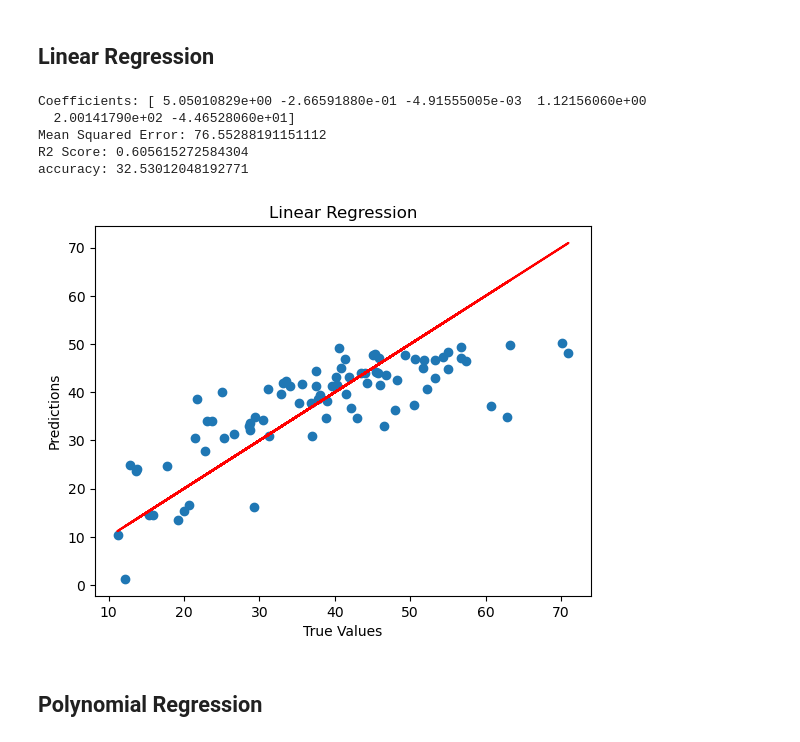
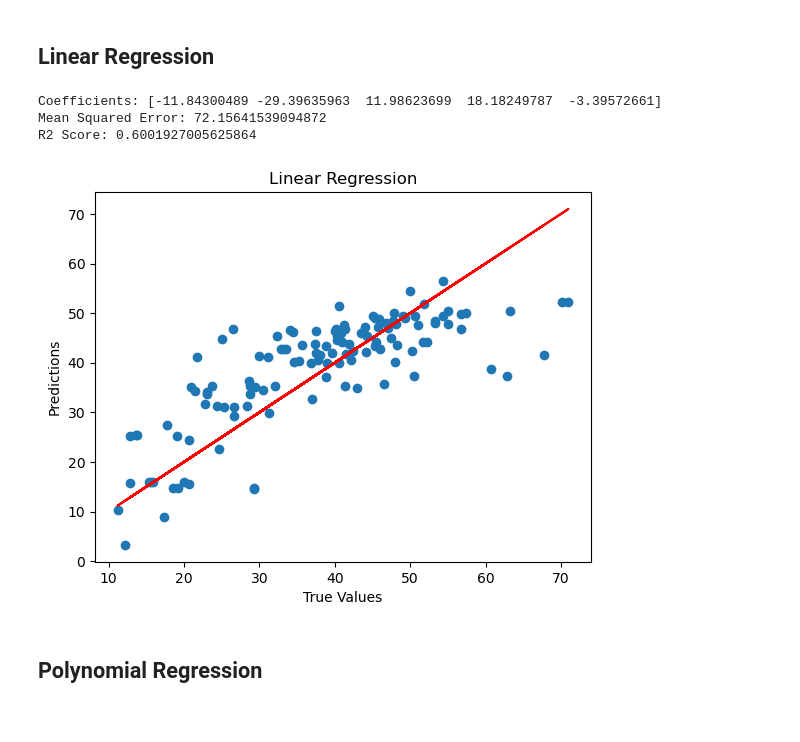
Before and after one commit to Abtinz/Machine-Learning-with-Python, a Jupyter notebook: DataMining/Regression/data-mining-p2-student.ipynb, the cells around one changed output. Drawn from its saved outputs; the diff is of its cells as text; code cells hidden in the pictures.

Commit message:
train and test with regressions models

```diff
--- a/DataMining/Regression/data-mining-p2-student.ipynb
+++ b/DataMining/Regression/data-mining-p2-student.ipynb
@@ -86,6 +86,6 @@ final shape (414, 8)
 ## Droping Unnecessary Columns
 # %%
 y = df["Y house price of unit area"]
-df = df.drop(['No',"Y house price of unit area"],axis = 1)
+df = df.drop(['No',"X1 transaction date","Y house price of unit area"],axis = 1)
 df.describe()
 # %% [output]
@@ -101,5 +101,5 @@ df.describe()
 # %% [markdown]
 ## Splitting Data to Train and Test
 # %%
-xtrain , xtest , ytrain , ytest = train_test_split(df,y,test_size = 0.2 , random_state = 3)
+xtrain , xtest , ytrain , ytest = train_test_split(df,y,test_size = 0.3 , random_state = 3)
 # %%
@@ -161,32 +151,25 @@ for (column_name , _) in df.items():
 # %%
 model = LinearRegression()
 model.fit(xtrain, ytrain)
 predictions = model.predict(xtest)
 mse = mean_squared_error(ytest, predictions)
 r2 = r2_score(ytest, predictions)
 
-y_true = np.array(ytest)
-y_pred = np.array(predictions)
-accuracy = np.mean(np.abs((y_true - y_pred) / y_true) <= 0.1) * 100
-
 print("Coefficients:", model.coef_)
 print("Mean Squared Error:", mse)
 print("R2 Score:", r2)
-print("accuracy:", accuracy)
 
 plt.figure()
 plt.scatter(ytest, predictions)
 plt.plot(ytest,ytest , 'r' )
 plt.xlabel('True Values')
 plt.ylabel('Predictions')
 plt.title(f'Linear Regression')
 plt.show()
 # %% [output]
-Coefficients: [ 5.05010829e+00 -2.66591880e-01 -4.91555005e-03  1.12156060e+00
-  2.00141790e+02 -4.46528060e+01]
-Mean Squared Error: 76.55288191151112
-R2 Score: 0.605615272584304
-accuracy: 32.53012048192771
+Coefficients: [-11.84300489 -29.39635963  11.98623699  18.18249787  -3.39572661]
+Mean Squared Error: 72.15641539094872
+R2 Score: 0.6001927005625864
-[figure, old version]
+[figure, new version]
 # %% [markdown]
 ## Polynomial Regression
```
Also changed, not shown: parts of 9 cells of this notebook, 6 other files.
